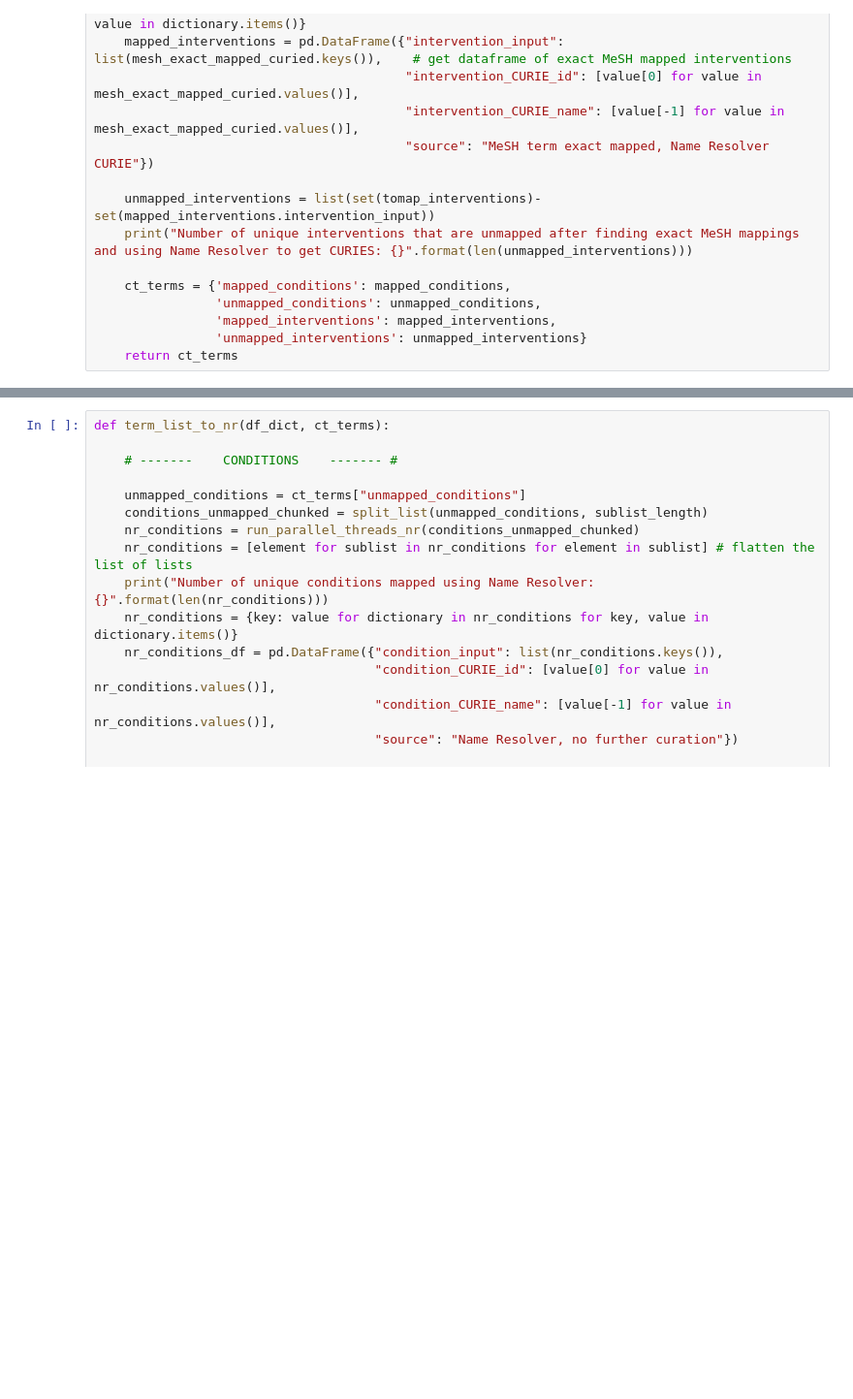
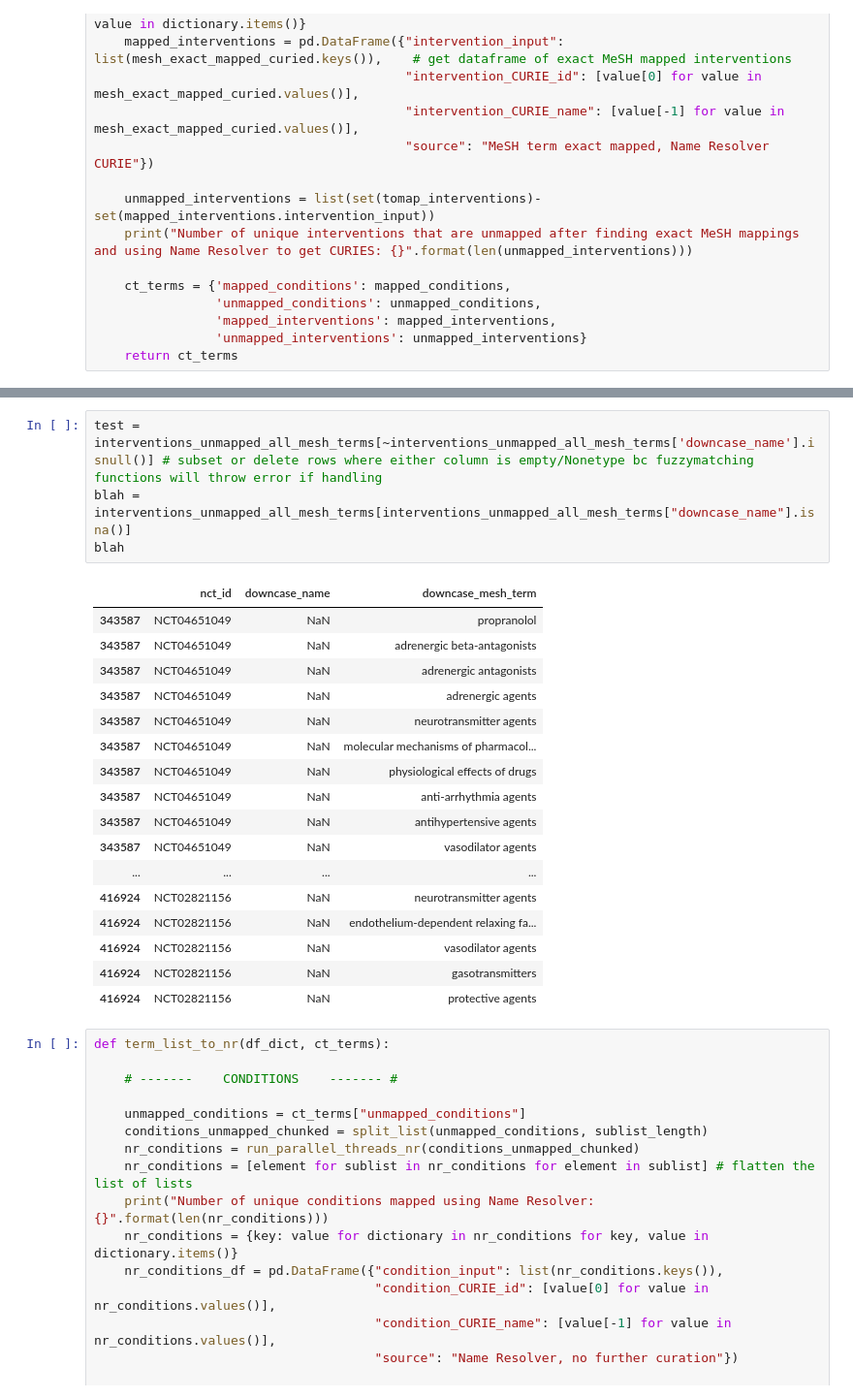
Before and after one commit to GitHubbit/Multiomics_ClinicalTrials_KP, a Jupyter notebook: mapper_ipynb_to_py.ipynb, the cells around one changed output, grey strips where cells are left out. Shown at 97% size. Cells and saved outputs as stored; diff of their text form; blank space fills up the shorter version.

Commit message:
Testing full version that maps, functions that automate still not working

```diff
--- a/mapper_ipynb_to_py.ipynb
+++ b/mapper_ipynb_to_py.ipynb
@@ -373,3 +457,25 @@ def inexact_match_mesh(df_dict, ct_terms):
+# %%
+test = interventions_unmapped_all_mesh_terms[~interventions_unmapped_all_mesh_terms['downcase_name'].isnull()] # subset or delete rows where either column is empty/Nonetype bc fuzzymatching functions will throw error if handling
+blah = interventions_unmapped_all_mesh_terms[interventions_unmapped_all_mesh_terms["downcase_name"].isna()]
+blah
+# %% [output]
+|  | nct_id | downcase_name | downcase_mesh_term |
+| 343587 | NCT04651049 | NaN | propranolol |
+| 343587 | NCT04651049 | NaN | adrenergic beta-antagonists |
+| 343587 | NCT04651049 | NaN | adrenergic antagonists |
+| 343587 | NCT04651049 | NaN | adrenergic agents |
+| 343587 | NCT04651049 | NaN | neurotransmitter agents |
+| 343587 | NCT04651049 | NaN | molecular mechanisms of pharmacol... |
+| 343587 | NCT04651049 | NaN | physiological effects of drugs |
+| 343587 | NCT04651049 | NaN | anti-arrhythmia agents |
+| 343587 | NCT04651049 | NaN | antihypertensive agents |
+| 343587 | NCT04651049 | NaN | vasodilator agents |
+| ... | ... | ... | ... |
+| 416924 | NCT02821156 | NaN | neurotransmitter agents |
+| 416924 | NCT02821156 | NaN | endothelium-dependent relaxing fa... |
+| 416924 | NCT02821156 | NaN | vasodilator agents |
+| 416924 | NCT02821156 | NaN | gasotransmitters |
+| 416924 | NCT02821156 | NaN | protective agents |
 # %%
 def term_list_to_nr(df_dict, ct_terms):
 
```
Also changed, not shown: parts of 6 cells of this notebook.
